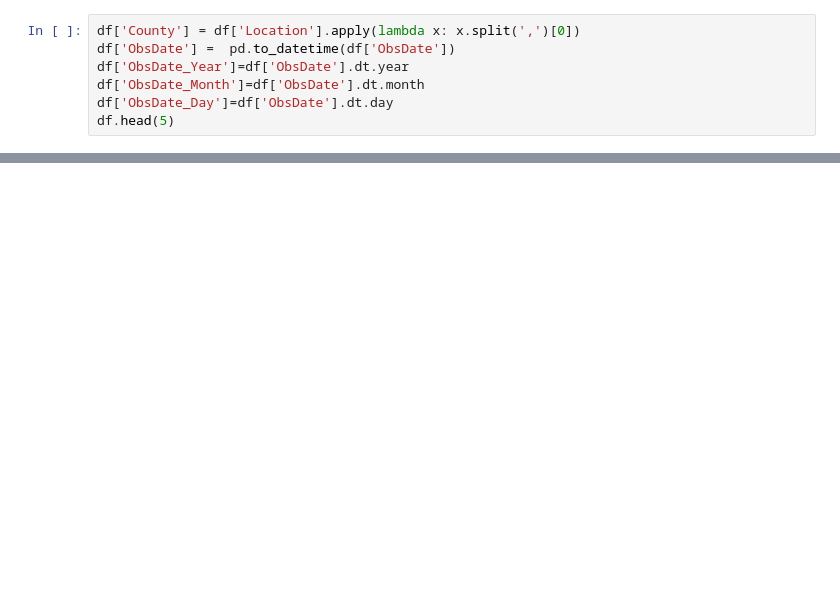
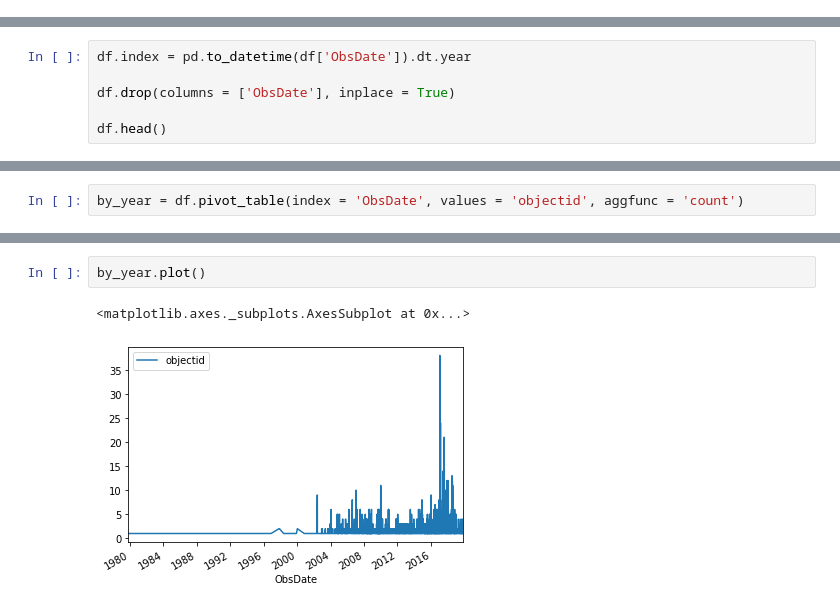
Before and after one commit to evill013/burmese-python-project, a Jupyter notebook: main.ipynb, the cells around one changed output, grey strips where cells are left out. Saved outputs shown, nothing was run; the diff lists cells and outputs as text; blank space fills up the shorter version.

```diff
--- a/main.ipynb
+++ b/main.ipynb
@@ -27,7 +30,0 @@ array(['Credible', 'Verified', 'Possible', 'Negative', 'Corrected', ''],
-# %%
-df['County'] = df['Location'].apply(lambda x: x.split(',')[0])
-df['ObsDate'] =  pd.to_datetime(df['ObsDate'])
-df['ObsDate_Year']=df['ObsDate'].dt.year
-df['ObsDate_Month']=df['ObsDate'].dt.month
-df['ObsDate_Day']=df['ObsDate'].dt.day
-df.head(5)
@@ -55,0 +56,6 @@ array([22, 11, 26, 20, 18, 16, 25,  9, 31, 17, 21, 28, 19, 29,  4, 12,  7,
+# %%
+df.index = pd.to_datetime(df['ObsDate']).dt.year
+
+df.drop(columns = ['ObsDate'], inplace = True)
+
+df.head()
@@ -55,0 +71,2 @@ array([22, 11, 26, 20, 18, 16, 25,  9, 31, 17, 21, 28, 19, 29,  4, 12,  7,
+# %%
+by_year = df.pivot_table(index = 'ObsDate', values = 'objectid', aggfunc = 'count')
@@ -55,0 +90,5 @@ array([22, 11, 26, 20, 18, 16, 25,  9, 31, 17, 21, 28, 19, 29,  4, 12,  7,
+# %%
+by_year.plot()
+# %% [output]
+<matplotlib.axes._subplots.AxesSubplot at 0x...>
+[figure, added]
```
Also changed, not shown: parts of 9 cells of this notebook.
